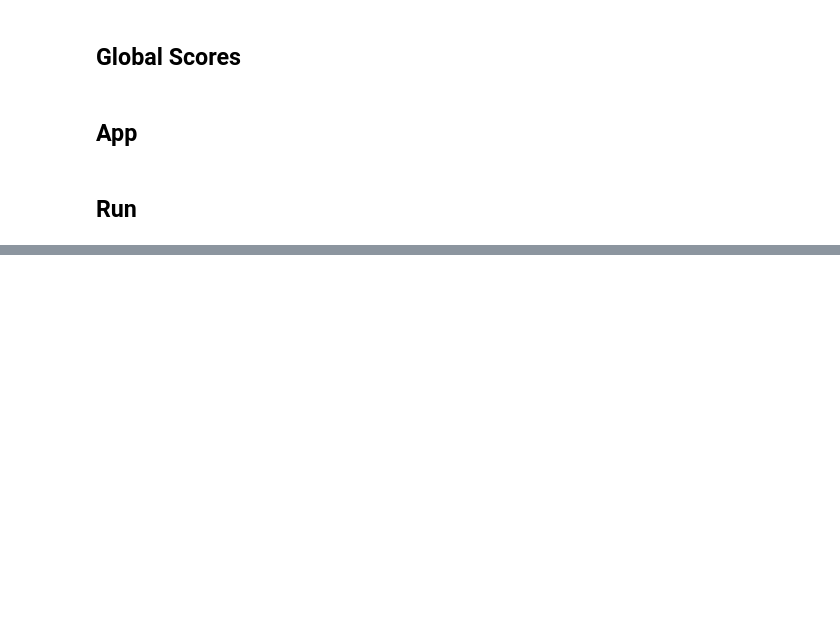
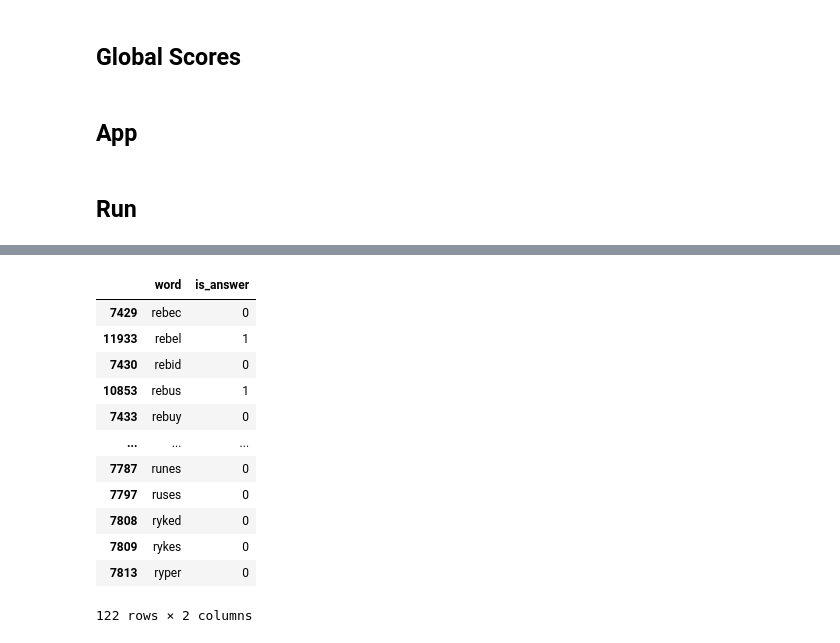
Before and after one commit to chrischow/wordle_solver, a Jupyter notebook: bruteforce.ipynb, the cells around one changed output, grey strips where cells are left out. Cells and saved outputs as stored; diff of their text form; code cells hidden in the pictures; blank space fills up the shorter version.

```diff
--- a/bruteforce.ipynb
+++ b/bruteforce.ipynb
@@ -319,0 +453,16 @@ Small number of candidates remaining (1). We recommend choosing the most popular
+# %%
+t0.loc[~t0.word.isin(t1.word) & t0.word.apply(lambda x: x.count('e') > 0)].sort_values('word')
+# %% [output]
+|  | word | is_answer |
+| 7429 | rebec | 0 |
+| 11933 | rebel | 1 |
+| 7430 | rebid | 0 |
+| 10853 | rebus | 1 |
+| 7433 | rebuy | 0 |
+| ... | ... | ... |
+| 7787 | runes | 0 |
+| 7797 | ruses | 0 |
+| 7808 | ryked | 0 |
+| 7809 | rykes | 0 |
+| 7813 | ryper | 0 |
+122 rows × 2 columns
```
Also changed, not shown: parts of 44 cells of this notebook, 9 other files.
